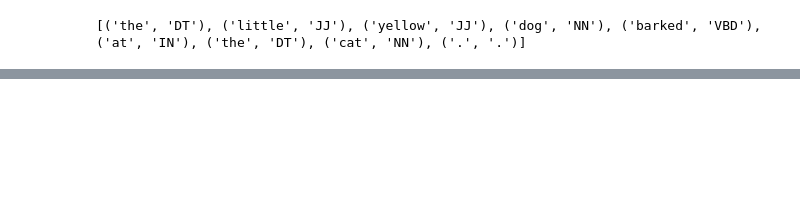
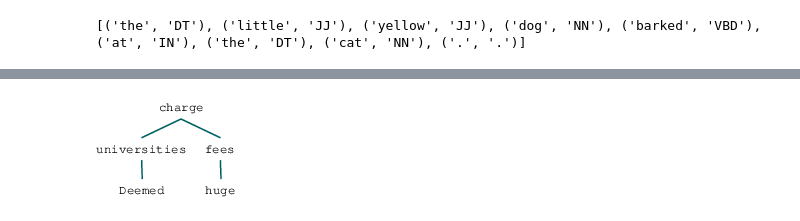
Before and after one commit to Kim-JeongUng/TextMining_21_2st_Semester, a Jupyter notebook: 중간과제_20175308_김정웅.ipynb, the cells around one changed output, grey strips where cells are left out. Saved outputs shown, nothing was run; the diff lists cells and outputs as text; code cells hidden in the pictures; blank space fills up the shorter version.

```diff
--- a/중간과제_20175308_김정웅.ipynb
+++ b/중간과제_20175308_김정웅.ipynb
@@ -127,0 +170,2 @@ tree.draw()
+# %%
+sentence = 'Deemed universities charge huge fees'
@@ -127,0 +175,11 @@ tree.draw()
+# %%
+# (2)
+grammar = nltk.grammar.DependencyGrammar.fromstring("""
+'universities' -> 'Deemed'
+'charge' -> 'universities'
+'fees' -> 'huge'
+'charge' -> 'fees'
+""")
+# %%
+# (3)
+dp = nltk.parse.ProjectiveDependencyParser(grammar)
@@ -127,0 +189,6 @@ tree.draw()
+# %%
+# (5)
+for t in sorted(dp.parse(sentence.split())):
+    display(t)
+# %% [output]
+[figure, added]
```
Also changed, not shown: parts of 18 cells of this notebook, 2 other files.
